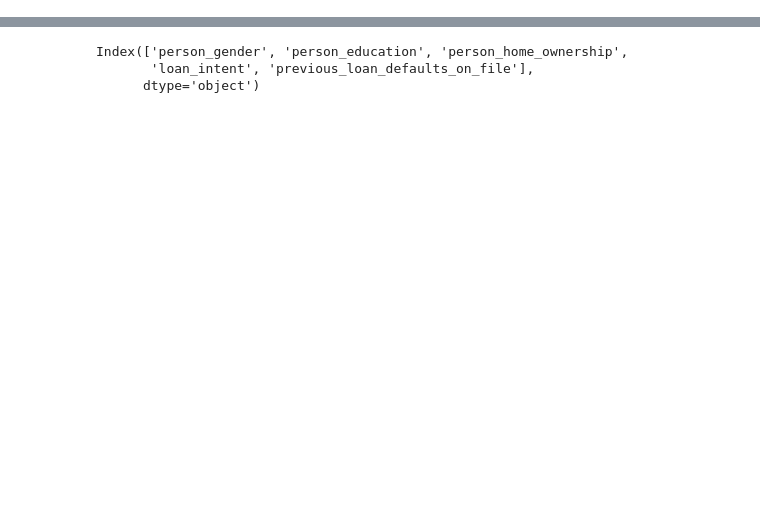
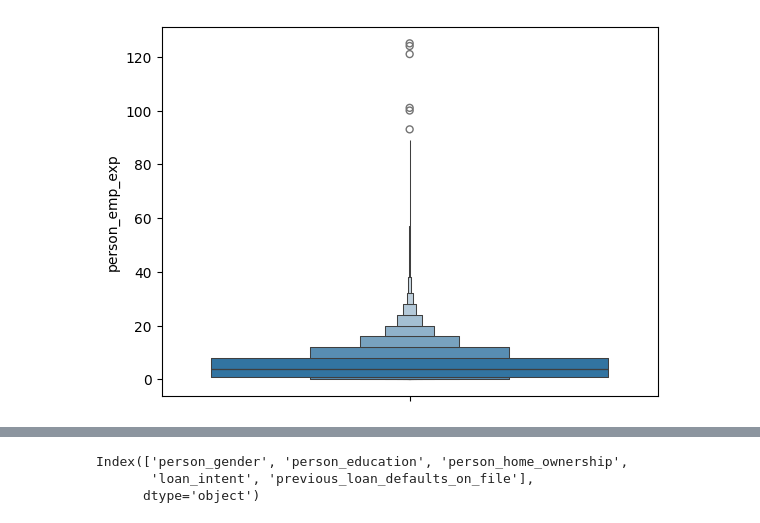
Before and after one commit to qandos-git/loan-approval-mlflow, a Jupyter notebook: experiments.ipynb, the cells around one changed output, grey strips where cells are left out. Cells and saved outputs as stored; diff of their text form; code cells hidden in the pictures; blank space fills up the shorter version.

```diff
--- a/experiments.ipynb
+++ b/experiments.ipynb
@@ -46,0 +120,5 @@ df.head()
+# %%
+sns.boxenplot(data=df, y='person_emp_exp')
+plt.show()
+# %% [output]
+[figure, added]
```
Also changed, not shown: parts of 41 cells of this notebook, 1 other file.
